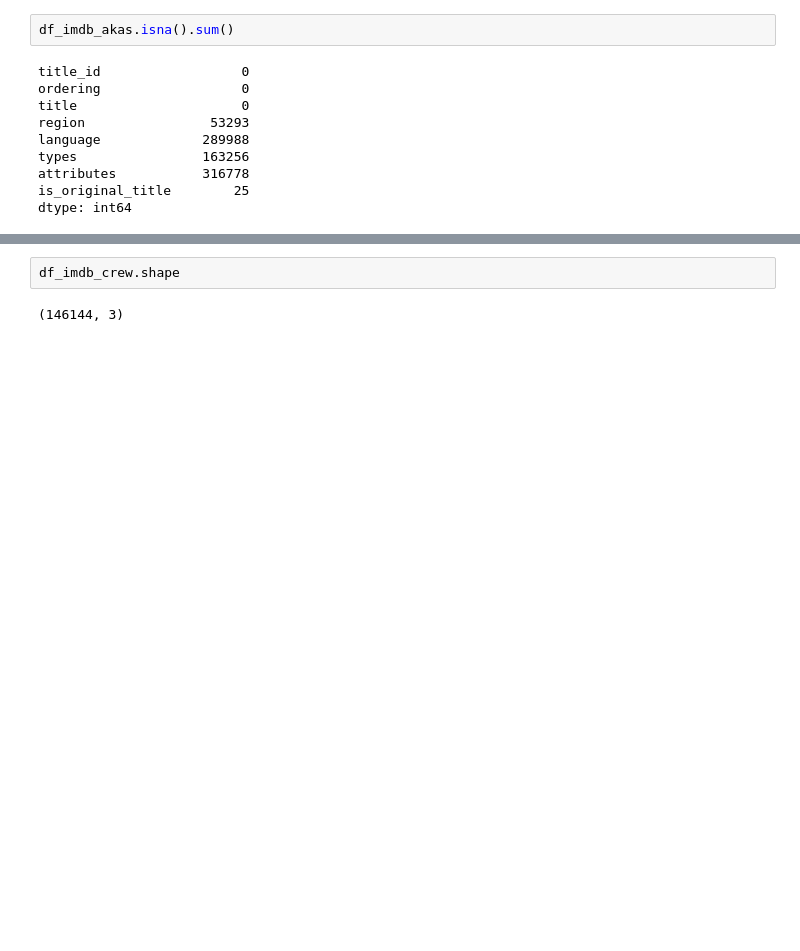
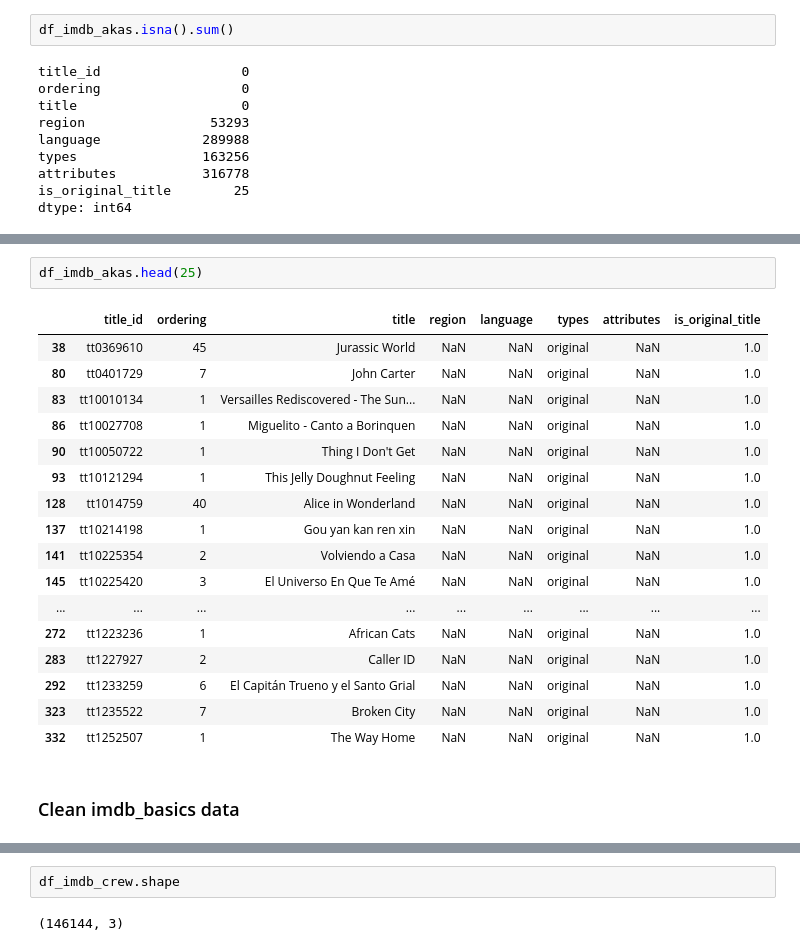
Before and after one commit to SunTzuLombardi/MovieStudioCapstone, a Jupyter notebook: student.ipynb, the cells around one changed output, grey strips where cells are left out. Drawn from its saved outputs; the diff is of its cells as text; blank space fills up the shorter version.

```diff
--- a/student.ipynb
+++ b/student.ipynb
@@ -158,3 +346,25 @@ dtype: int64
+# %%
+df_imdb_akas.head(25)
+# %% [output]
+|  | title_id | ordering | title | region | language | types | attributes | is_original_title |
+| 38 | tt0369610 | 45 | Jurassic World | NaN | NaN | original | NaN | 1.0 |
+| 80 | tt0401729 | 7 | John Carter | NaN | NaN | original | NaN | 1.0 |
+| 83 | tt10010134 | 1 | Versailles Rediscovered - The Sun... | NaN | NaN | original | NaN | 1.0 |
+| 86 | tt10027708 | 1 | Miguelito - Canto a Borinquen | NaN | NaN | original | NaN | 1.0 |
+| 90 | tt10050722 | 1 | Thing I Don't Get | NaN | NaN | original | NaN | 1.0 |
+| 93 | tt10121294 | 1 | This Jelly Doughnut Feeling | NaN | NaN | original | NaN | 1.0 |
+| 128 | tt1014759 | 40 | Alice in Wonderland | NaN | NaN | original | NaN | 1.0 |
+| 137 | tt10214198 | 1 | Gou yan kan ren xin | NaN | NaN | original | NaN | 1.0 |
+| 141 | tt10225354 | 2 | Volviendo a Casa | NaN | NaN | original | NaN | 1.0 |
+| 145 | tt10225420 | 3 | El Universo En Que Te Amé | NaN | NaN | original | NaN | 1.0 |
+| ... | ... | ... | ... | ... | ... | ... | ... | ... |
+| 272 | tt1223236 | 1 | African Cats | NaN | NaN | original | NaN | 1.0 |
+| 283 | tt1227927 | 2 | Caller ID | NaN | NaN | original | NaN | 1.0 |
+| 292 | tt1233259 | 6 | El Capitán Trueno y el Santo Grial | NaN | NaN | original | NaN | 1.0 |
+| 323 | tt1235522 | 7 | Broken City | NaN | NaN | original | NaN | 1.0 |
+| 332 | tt1252507 | 1 | The Way Home | NaN | NaN | original | NaN | 1.0 |
+# %% [markdown]
+### Clean imdb_basics data
 # %%
 df_imdbbasics.shape
 # %% [output]
```
Also changed, not shown: parts of 96 cells of this notebook, 4 other files.
